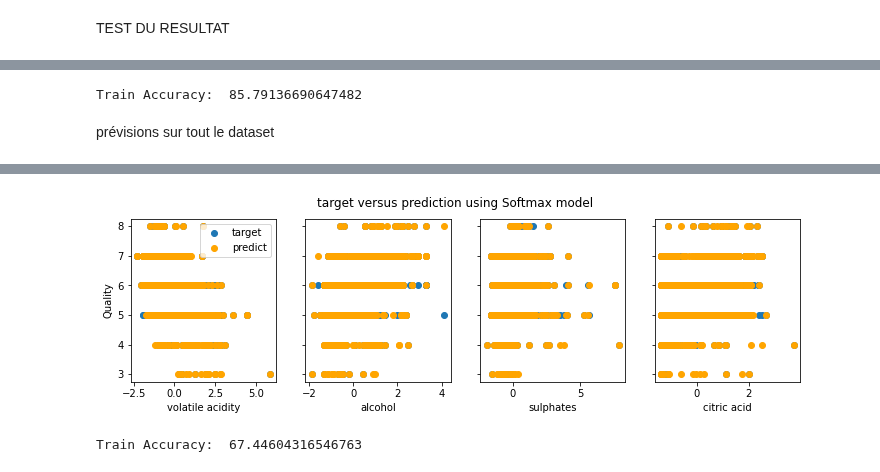
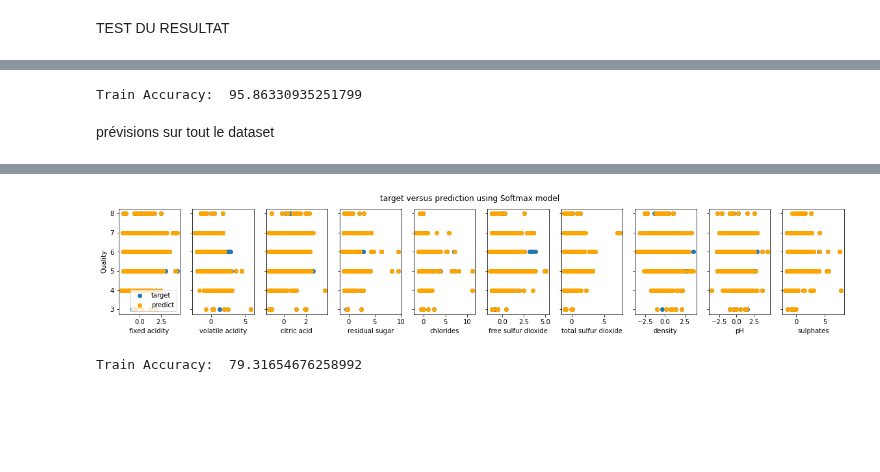
Before and after one commit to HenriS67/wineQualityPrediction, a Jupyter notebook: 7NeuralNetSoftMax.ipynb, the cells around one changed output, grey strips where cells are left out. Saved outputs shown, nothing was run; the diff lists cells and outputs as text; code cells hidden in the pictures; blank space fills up the shorter version.

```diff
--- a/7NeuralNetSoftMax.ipynb
+++ b/7NeuralNetSoftMax.ipynb
@@ -30,8 +30,8 @@ import matplotlib.pyplot as plt
 # load the dataset
 
 y_train = df['quality']
-X_train= [df['volatile acidity'],df['alcohol'],df['sulphates'],df['citric acid'],df['pH'],df['density'],df['residual sugar'],df['chlorides']]
-X_features = ['volatile acidity','alcohol','sulphates','citric acid','pH','density','residual sugar','chlorides']
+X_train= [df['fixed acidity'],  df['volatile acidity']  ,df['citric acid']  ,df['residual sugar'],  df['chlorides'],df['free sulfur dioxide']  ,df['total sulfur dioxide'],  df['density']    ,df['pH'],  df['sulphates']]
+X_features = ['fixed acidity',  'volatile acidity'  ,'citric acid'  ,'residual sugar',  'chlorides','free sulfur dioxide'  ,'total sulfur dioxide',  'density'    ,'pH',  'sulphates']
 X_train=np.transpose(np.asmatrix(X_train))
 nb_feature=len(X_features)
 y_train=np.asarray(y_train)
@@ -39,7 +39,7 @@ print(X_train[:1])
 print(y_train)
 print(len(X_train))
 print(len(y_train))
-fig,ax=plt.subplots(1, nb_feature, figsize=(12, 3), sharey=True)
+fig,ax=plt.subplots(1, nb_feature, figsize=(20, 3), sharey=True)
 for i in range(len(ax)):
     ax[i].scatter([X_train[:,i]],[y_train])
     ax[i].set_xlabel(X_features[i])
@@ -93,7 +94,7 @@ for i in range(len(ax)):
 ax[0].set_ylabel("count")
 fig.suptitle("distribution of features before normalization")
 plt.show()
-fig,ax=plt.subplots(1,nb_feature,figsize=(12,3))
+fig,ax=plt.subplots(1,nb_feature,figsize=(20,3))
 
 for i in range(len(ax)):
     ax[i].hist(X_norm[:,i],bins='auto')
@@ -291,7 +282,7 @@ for loop in range(len(predictions)):
     yp[loop]=locateMax(predictions[loop])
 
     # plot predictions and targets versus original features
-fig,ax=plt.subplots(1,nb_feature,figsize=(12, 3),sharey=True)
+fig,ax=plt.subplots(1,nb_feature,figsize=(20, 3),sharey=True)
 for i in range(len(ax)):
     ax[i].scatter([x[:,i]],y, label = 'target')
     ax[i].set_xlabel(X_features[i])
@@ -309,7 +300,7 @@ for loop in range(556):
         sum+=1
 print('Train Accuracy: ',(sum/556)*100)
 # %% [output]
-Train Accuracy:  85.79136690647482
+Train Accuracy:  95.86330935251799
 # %% [markdown]
 prévisions sur tout le dataset
 # %%
@@ -325,7 +316,7 @@ for loop in range(len(predictions)):
     yp_all[loop]=locateMax(predictions[loop])
 
     # plot predictions and targets versus original features
-fig,ax=plt.subplots(1,4,figsize=(12, 3),sharey=True)
+fig,ax=plt.subplots(1,nb_feature,figsize=(20, 3),sharey=True)
 for i in range(len(ax)):
     ax[i].scatter([x_all[:,i]],y_all, label = 'target')
     ax[i].set_xlabel(X_features[i])
@@ -339,4 +330,4 @@ plt.show()
-[figure, old version]
+[figure, new version]
 # %%
 sum=0
 for loop in range(556):
@@ -344,4 +335,4 @@ for loop in range(556):
         sum+=1
 print('Train Accuracy: ',(sum/556)*100)
 # %% [output]
-Train Accuracy:  67.44604316546763
+Train Accuracy:  79.31654676258992
```
Also changed, not shown: parts of 14 cells of this notebook.
